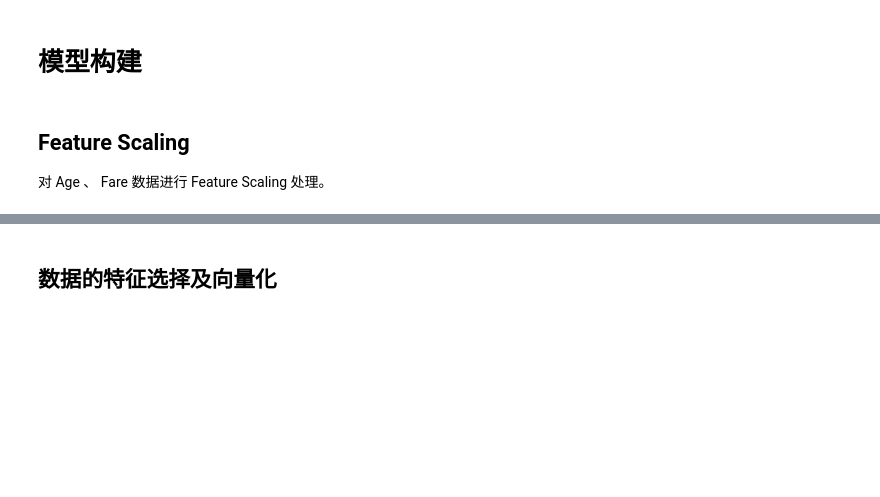
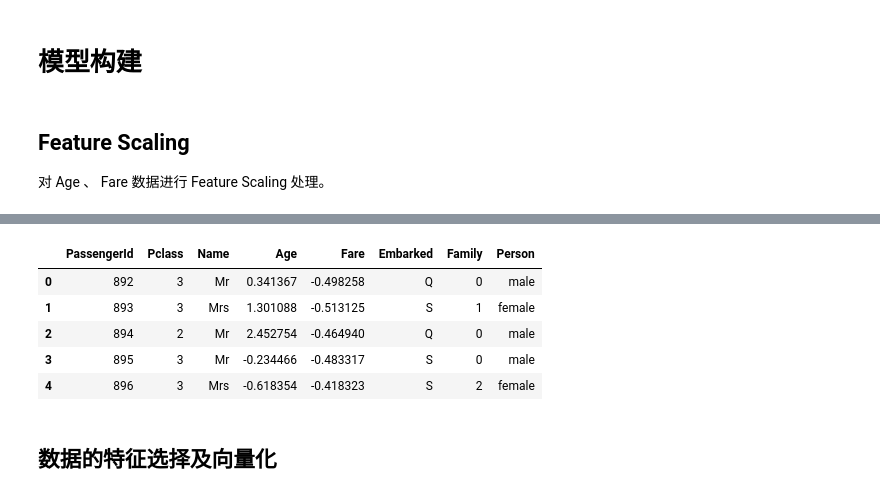
Before and after one commit to SunnyMarkLiu/Kaggle_Titanic, a Jupyter notebook: Predict_Survival.ipynb, the cells around one changed output, grey strips where cells are left out. Cells and saved outputs as stored; diff of their text form; code cells hidden in the pictures; blank space fills up the shorter version.

```diff
--- a/Predict_Survival.ipynb
+++ b/Predict_Survival.ipynb
@@ -491,3 +547,12 @@ train_data.head()
+# %%
+test_data.head()
+# %% [output]
+|  | PassengerId | Pclass | Name | Age | Fare | Embarked | Family | Person |
+| 0 | 892 | 3 | Mr | 0.341367 | -0.498258 | Q | 0 | male |
+| 1 | 893 | 3 | Mrs | 1.301088 | -0.513125 | S | 1 | female |
+| 2 | 894 | 2 | Mr | 2.452754 | -0.464940 | Q | 0 | male |
+| 3 | 895 | 3 | Mr | -0.234466 | -0.483317 | S | 0 | male |
+| 4 | 896 | 3 | Mrs | -0.618354 | -0.418323 | S | 2 | female |
 # %% [markdown]
 ## 数据的特征选择及向量化
 # %%
```
Also changed, not shown: parts of 24 cells of this notebook, 2 other files.
